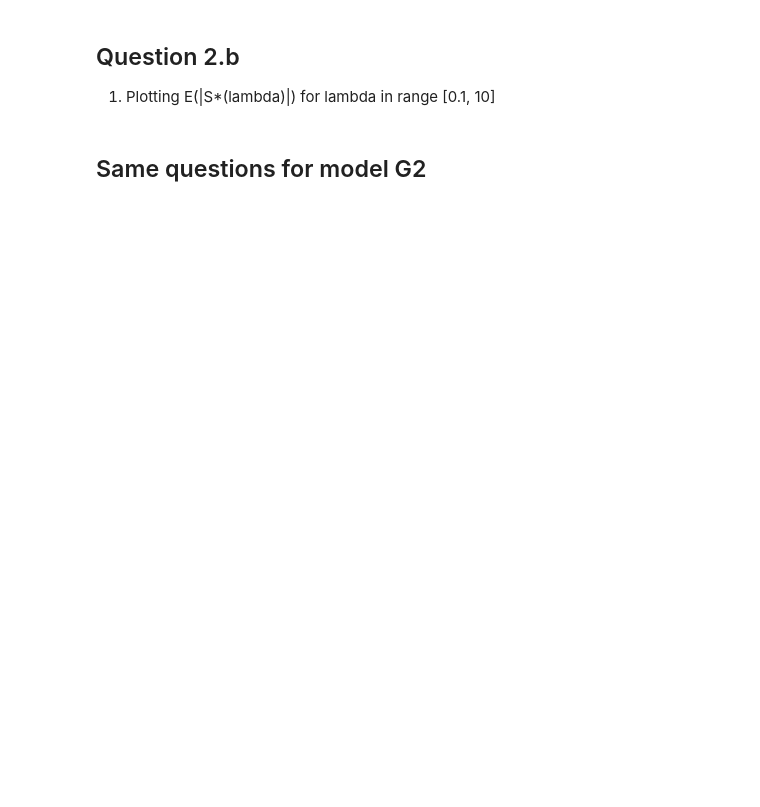
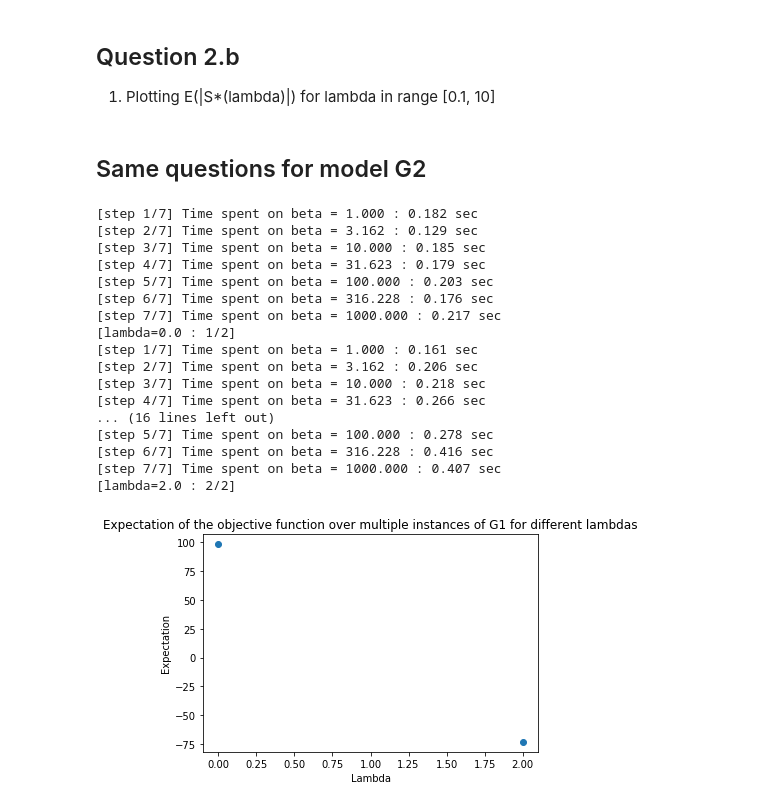
Before and after one commit to riccardocadei/Metropolis-Hastings-for-optimization, a Jupyter notebook: NewMain_anita.ipynb, the cells around one changed output. Cells and saved outputs as stored; diff of their text form; code cells hidden in the pictures; blank space fills up the shorter version.

```diff
--- a/NewMain_anita.ipynb
+++ b/NewMain_anita.ipynb
@@ -75,9 +111,28 @@ betas = np.logspace(0, 3, 7)
 # %%
 simulated_annealing(betas, n_iter, lambda_, data, verbose=True, plot_size=True)
 # %%
-lambdas = np.linspace(0, 2, 5)
+lambdas = np.linspace(0, 2, 2)
 
-plot_avg_obj(G2, lambdas, betas, 2000, 5, verbose=True)
+plot_avg_obj(G2, lambdas, betas, 200, 2, verbose=True)
+# %% [output]
+[step 1/7] Time spent on beta = 1.000 : 0.182 sec
+[step 2/7] Time spent on beta = 3.162 : 0.129 sec
+[step 3/7] Time spent on beta = 10.000 : 0.185 sec
+[step 4/7] Time spent on beta = 31.623 : 0.179 sec
+[step 5/7] Time spent on beta = 100.000 : 0.203 sec
+[step 6/7] Time spent on beta = 316.228 : 0.176 sec
+[step 7/7] Time spent on beta = 1000.000 : 0.217 sec
+[lambda=0.0 : 1/2]
+[step 1/7] Time spent on beta = 1.000 : 0.161 sec
+[step 2/7] Time spent on beta = 3.162 : 0.206 sec
+[step 3/7] Time spent on beta = 10.000 : 0.218 sec
+[step 4/7] Time spent on beta = 31.623 : 0.266 sec
+... (16 lines left out)
+[step 5/7] Time spent on beta = 100.000 : 0.278 sec
+[step 6/7] Time spent on beta = 316.228 : 0.416 sec
+[step 7/7] Time spent on beta = 1000.000 : 0.407 sec
+[lambda=2.0 : 2/2]
+[figure, added]
 # %%
 lambdas = np.linspace(0, 2, 5)
 plot_avg_obj(G2, lambdas, betas, 2000, 5, verbose=True)
```
Also changed, not shown: parts of 7 cells of this notebook, 2 other files.
